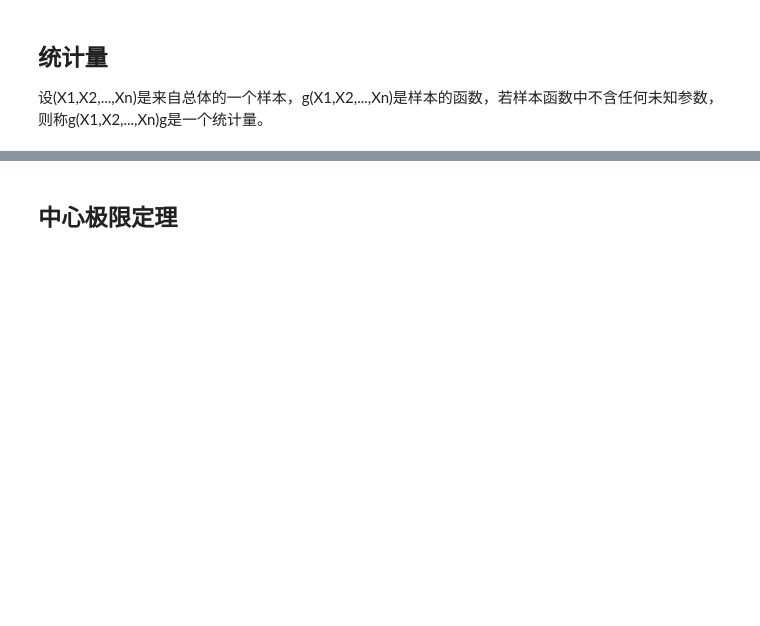
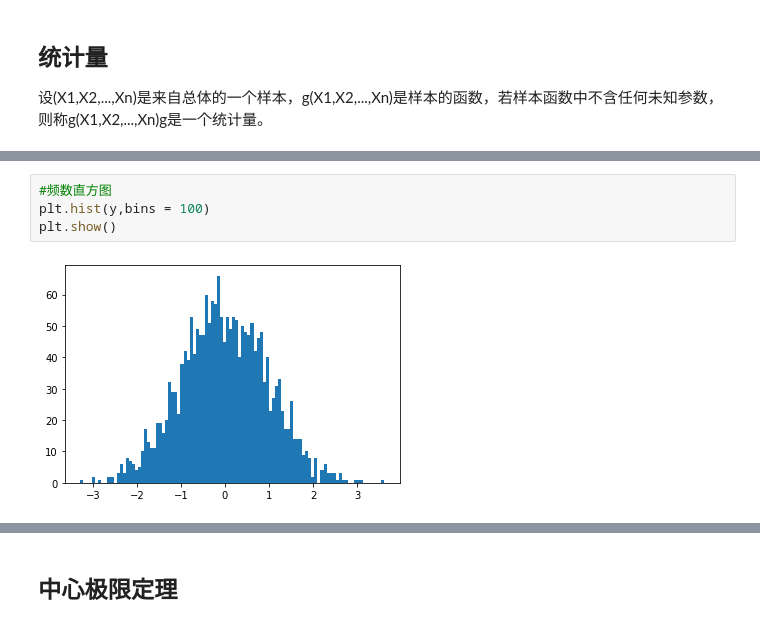
Before and after one commit to xiasummer1019/statis_learning, a Jupyter notebook: stats_sample_distribution/stats_sample_distribution.ipynb, the cells around one changed output, grey strips where cells are left out. Drawn from its saved outputs; the diff is of its cells as text; blank space fills up the shorter version.

```diff
--- a/stats_sample_distribution/stats_sample_distribution.ipynb
+++ b/stats_sample_distribution/stats_sample_distribution.ipynb
@@ -9,0 +50,6 @@ import matplotlib.pyplot as plt
+# %%
+#频数直方图
+plt.hist(y,bins = 100)
+plt.show()
+# %% [output]
+[figure, added]
```
Also changed, not shown: parts of 28 cells of this notebook.
